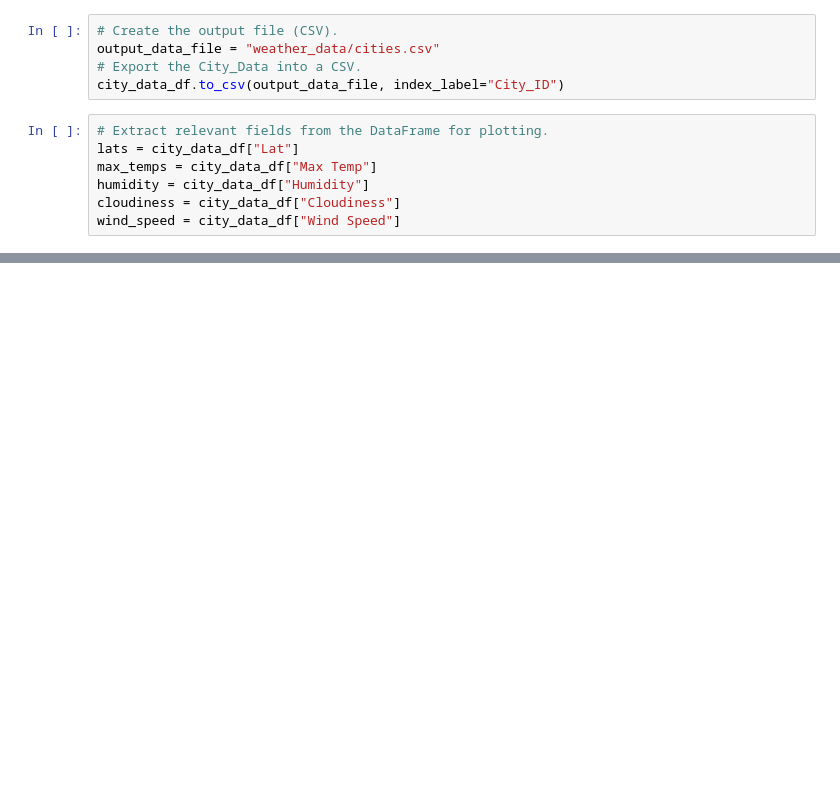
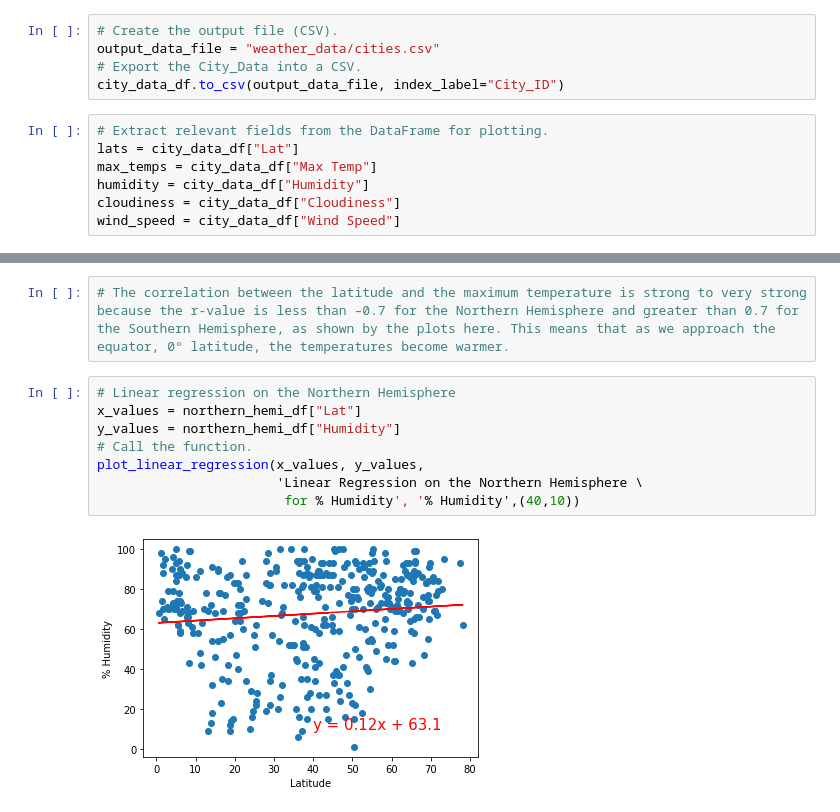
Before and after one commit to mayaeliza/World_Weather_Analysis, a Jupyter notebook: WeatherPy.ipynb, the cells around one changed output, grey strips where cells are left out. Cells and saved outputs as stored; diff of their text form; blank space fills up the shorter version.

```diff
--- a/WeatherPy.ipynb
+++ b/WeatherPy.ipynb
@@ -328,0 +437,12 @@ plt.show()
+# %%
+# The correlation between the latitude and the maximum temperature is strong to very strong because the r-value is less than –0.7 for the Northern Hemisphere and greater than 0.7 for the Southern Hemisphere, as shown by the plots here. This means that as we approach the equator, 0° latitude, the temperatures become warmer.
+# %%
+# Linear regression on the Northern Hemisphere
+x_values = northern_hemi_df["Lat"]
+y_values = northern_hemi_df["Humidity"]
+# Call the function.
+plot_linear_regression(x_values, y_values,
+                       'Linear Regression on the Northern Hemisphere \
+                        for % Humidity', '% Humidity',(40,10))
+# %% [output]
+[figure, added]
```
Also changed, not shown: parts of 27 cells of this notebook, 5 other files.
